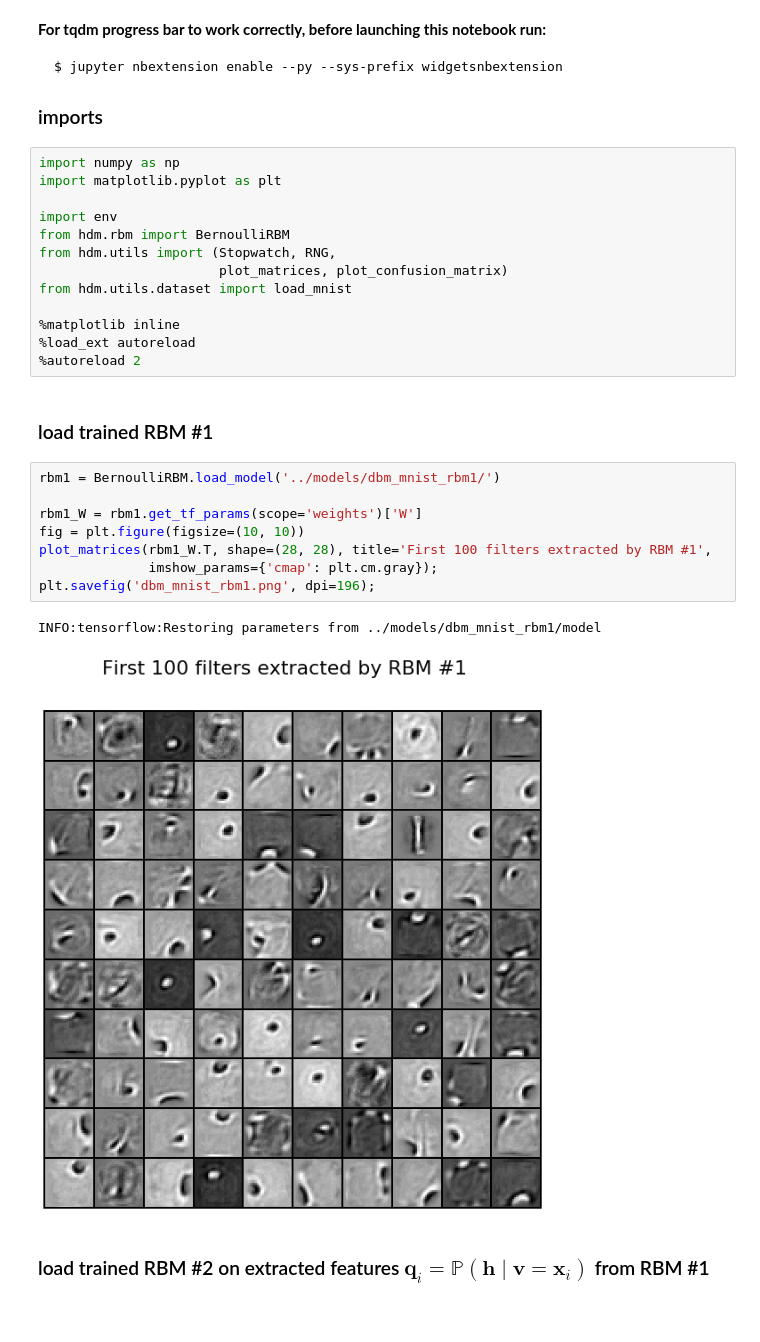
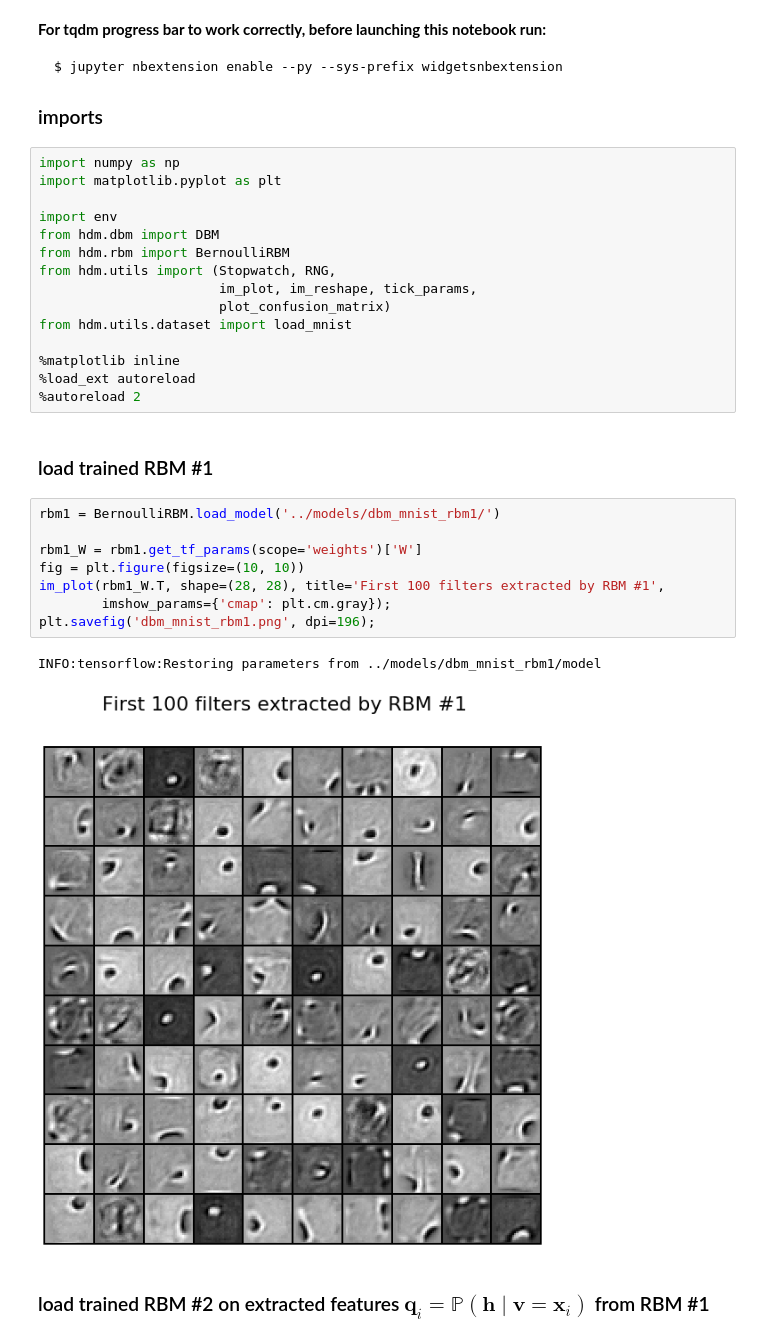
Before and after one commit to yell/boltzmann-machines, a Jupyter notebook: notebooks/dbm_mnist.ipynb, the cells around one changed output. Drawn from its saved outputs; the diff is of its cells as text.

```diff
--- a/notebooks/dbm_mnist.ipynb
+++ b/notebooks/dbm_mnist.ipynb
@@ -9,9 +9,11 @@ import numpy as np
 import matplotlib.pyplot as plt
 
 import env
+from hdm.dbm import DBM
 from hdm.rbm import BernoulliRBM
 from hdm.utils import (Stopwatch, RNG,
-                       plot_matrices, plot_confusion_matrix)
+                       im_plot, im_reshape, tick_params,
+                       plot_confusion_matrix)
 from hdm.utils.dataset import load_mnist
 
 %matplotlib inline
@@ -22,14 +24,14 @@ from hdm.utils.dataset import load_mnist
 # %%
 rbm1 = BernoulliRBM.load_model('../models/dbm_mnist_rbm1/')
 
 rbm1_W = rbm1.get_tf_params(scope='weights')['W']
 fig = plt.figure(figsize=(10, 10))
-plot_matrices(rbm1_W.T, shape=(28, 28), title='First 100 filters extracted by RBM #1',
-              imshow_params={'cmap': plt.cm.gray});
+im_plot(rbm1_W.T, shape=(28, 28), title='First 100 filters extracted by RBM #1',
+        imshow_params={'cmap': plt.cm.gray});
 plt.savefig('dbm_mnist_rbm1.png', dpi=196);
 # %% [output]
 INFO:tensorflow:Restoring parameters from ../models/dbm_mnist_rbm1/model
-[figure, old version]
+[figure, new version]
 # %% [markdown]
 ### load trained RBM #2 on extracted features $\mathbf{q}_i=\mathbb{P}(\mathbf{h}\;|\;\mathbf{v}=\mathbf{x}_i)$ from RBM #1
 # %%
```
Also changed, not shown: parts of 2 cells of this notebook, 5 other files.
